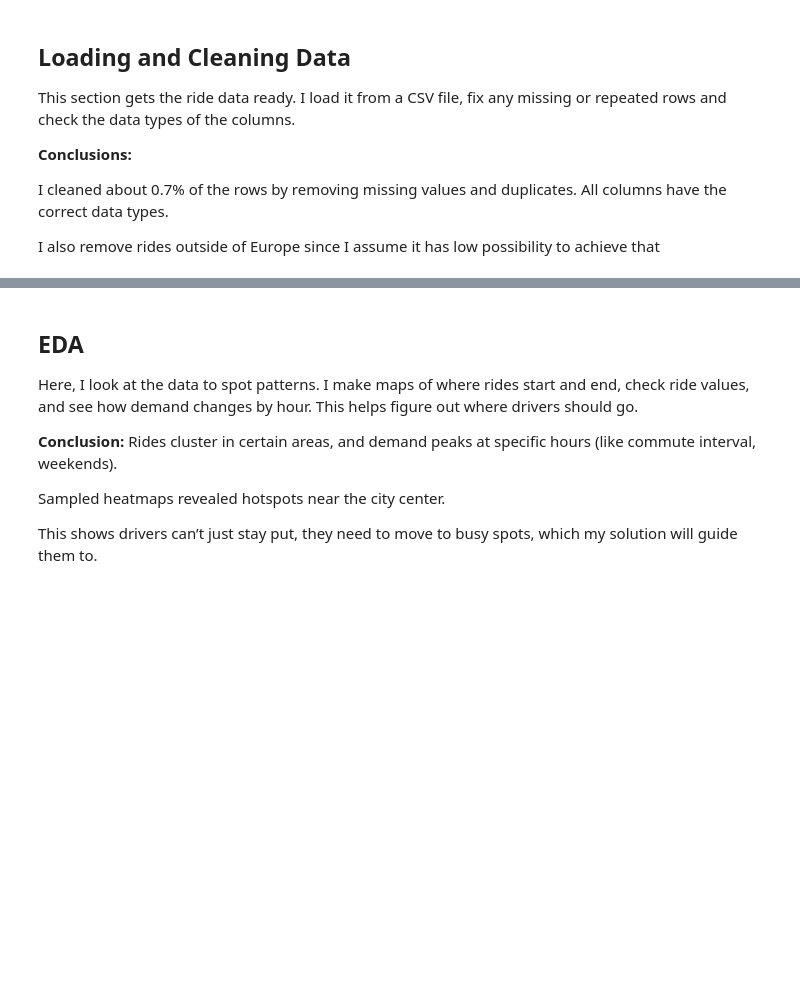
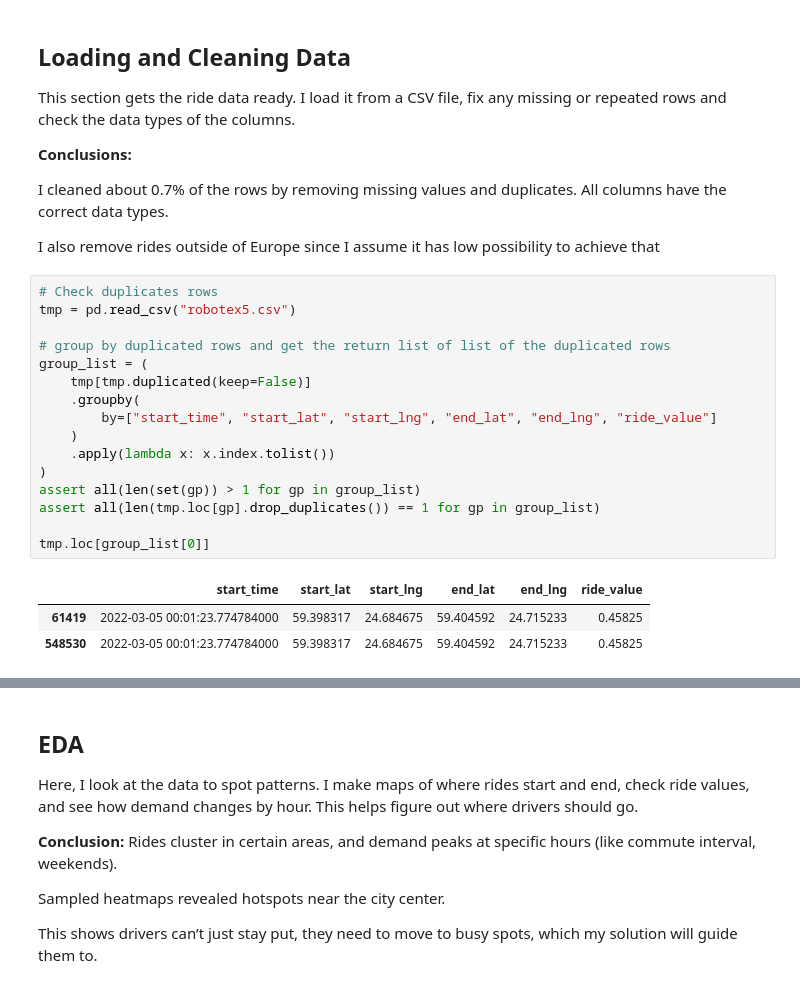
Before and after one commit to r03922123/rider-hailing, a Jupyter notebook: ride_hailing.ipynb, the cells around one changed output, grey strips where cells are left out. Saved outputs shown, nothing was run; the diff lists cells and outputs as text; blank space fills up the shorter version.

```diff
--- a/ride_hailing.ipynb
+++ b/ride_hailing.ipynb
@@ -74,4 +84,24 @@ I cleaned about 0.7% of the rows by removing missing values and duplicates.
 All columns have the correct data types.
 
 I also remove rides outside of Europe since I assume it has low possibility to achieve that
+# %%
+# Check duplicates rows
+tmp = pd.read_csv("robotex5.csv")
+
+# group by duplicated rows and get the return list of list of the duplicated rows
+group_list = (
+    tmp[tmp.duplicated(keep=False)]
+    .groupby(
+        by=["start_time", "start_lat", "start_lng", "end_lat", "end_lng", "ride_value"]
+    )
+    .apply(lambda x: x.index.tolist())
+)
+assert all(len(set(gp)) > 1 for gp in group_list)
+assert all(len(tmp.loc[gp].drop_duplicates()) == 1 for gp in group_list)
+
+tmp.loc[group_list[0]]
+# %% [output]
+|  | start_time | start_lat | start_lng | end_lat | end_lng | ride_value |
+| 61419 | 2022-03-05 00:01:23.774784000 | 59.398317 | 24.684675 | 59.404592 | 24.715233 | 0.45825 |
+| 548530 | 2022-03-05 00:01:23.774784000 | 59.398317 | 24.684675 | 59.404592 | 24.715233 | 0.45825 |
 # %%
```
Also changed, not shown: parts of 6 cells of this notebook.
